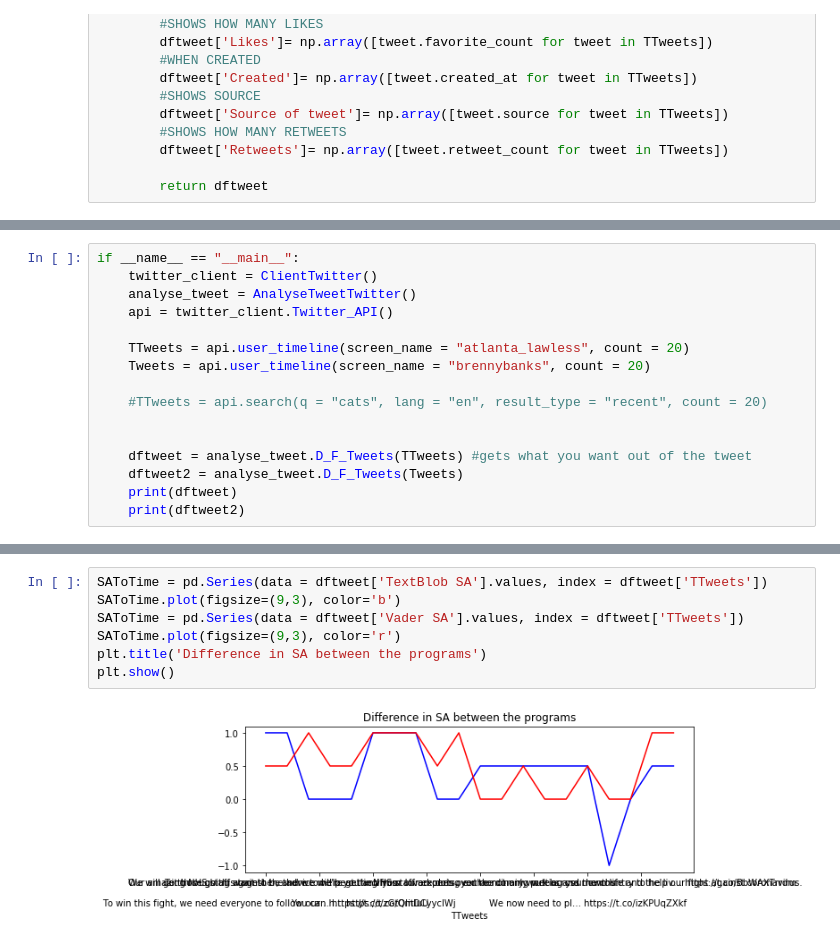
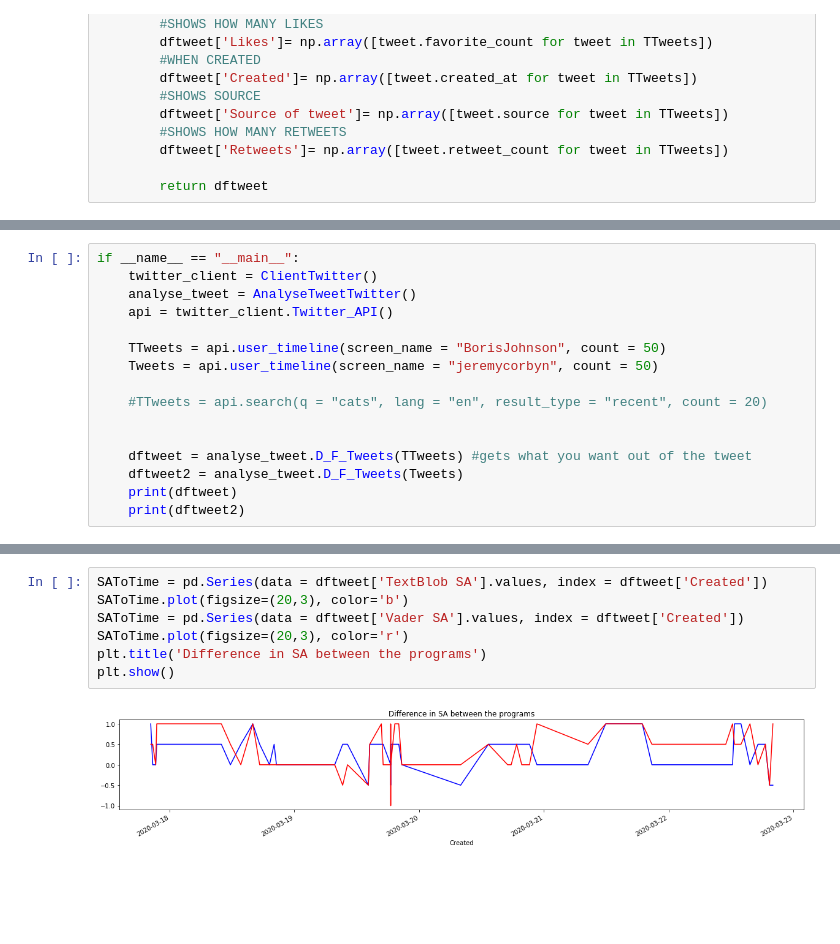
Before and after one commit to JoeSealy/TwitterJudge, a Jupyter notebook: TwitterJudge-master/Twitter Judge.ipynb, the cells around one changed output, grey strips where cells are left out. Cells and saved outputs as stored; diff of their text form; blank space fills up the shorter version.

Commit message:
fixed graphs

```diff
--- a/TwitterJudge-master/Twitter Judge.ipynb
+++ b/TwitterJudge-master/Twitter Judge.ipynb
@@ -91,8 +91,8 @@ if __name__ == "__main__":
     analyse_tweet = AnalyseTweetTwitter()
     api = twitter_client.Twitter_API()
 
-    TTweets = api.user_timeline(screen_name = "atlanta_lawless", count = 20)
-    Tweets = api.user_timeline(screen_name = "brennybanks", count = 20)
+    TTweets = api.user_timeline(screen_name = "BorisJohnson", count = 50)
+    Tweets = api.user_timeline(screen_name = "jeremycorbyn", count = 50)
 
     #TTweets = api.search(q = "cats", lang = "en", result_type = "recent", count = 20)
 
@@ -154,12 +154,12 @@ plt.colorbar();  # show color scale
 # %%
-SAToTime = pd.Series(data = dftweet['TextBlob SA'].values, index = dftweet['TTweets'])
-SAToTime.plot(figsize=(9,3), color='b')
-SAToTime = pd.Series(data = dftweet['Vader SA'].values, index = dftweet['TTweets'])
-SAToTime.plot(figsize=(9,3), color='r')
+SAToTime = pd.Series(data = dftweet['TextBlob SA'].values, index = dftweet['Created'])
+SAToTime.plot(figsize=(20,3), color='b')
+SAToTime = pd.Series(data = dftweet['Vader SA'].values, index = dftweet['Created'])
+SAToTime.plot(figsize=(20,3), color='r')
 plt.title('Difference in SA between the programs')
 plt.show()
 # %% [output]
-[figure, old version]
+[figure, new version]
 # %%
 import matplotlib.pyplot as plt
 plt.style.use('seaborn-dark-palette')
```
Also changed, not shown: parts of 9 cells of this notebook.
